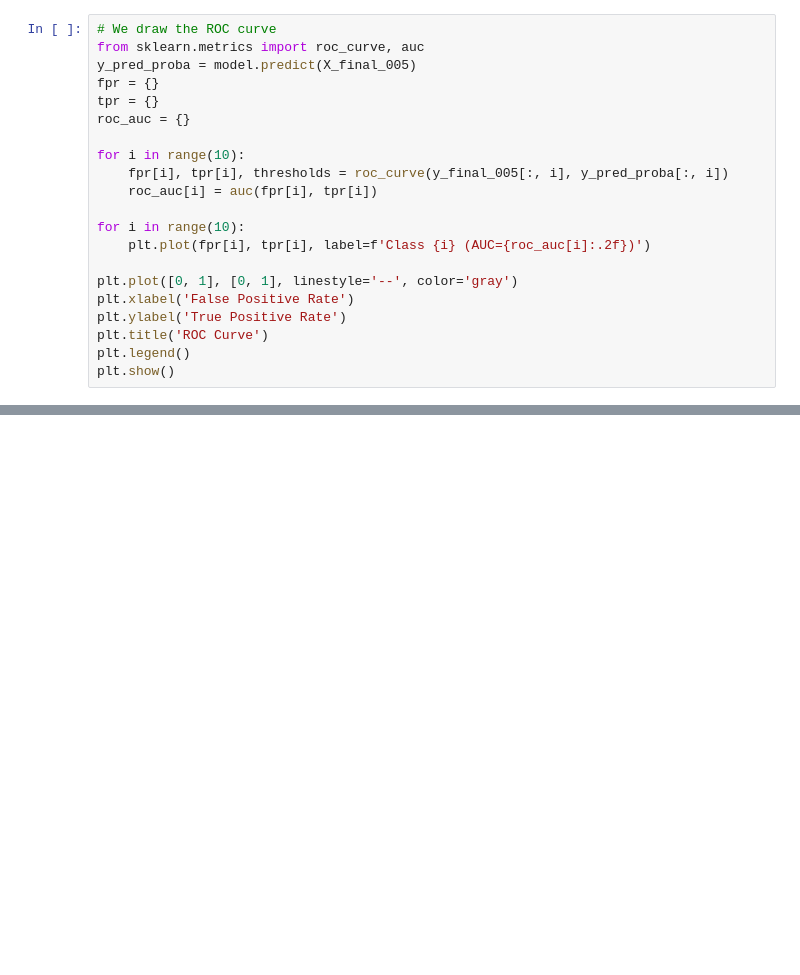
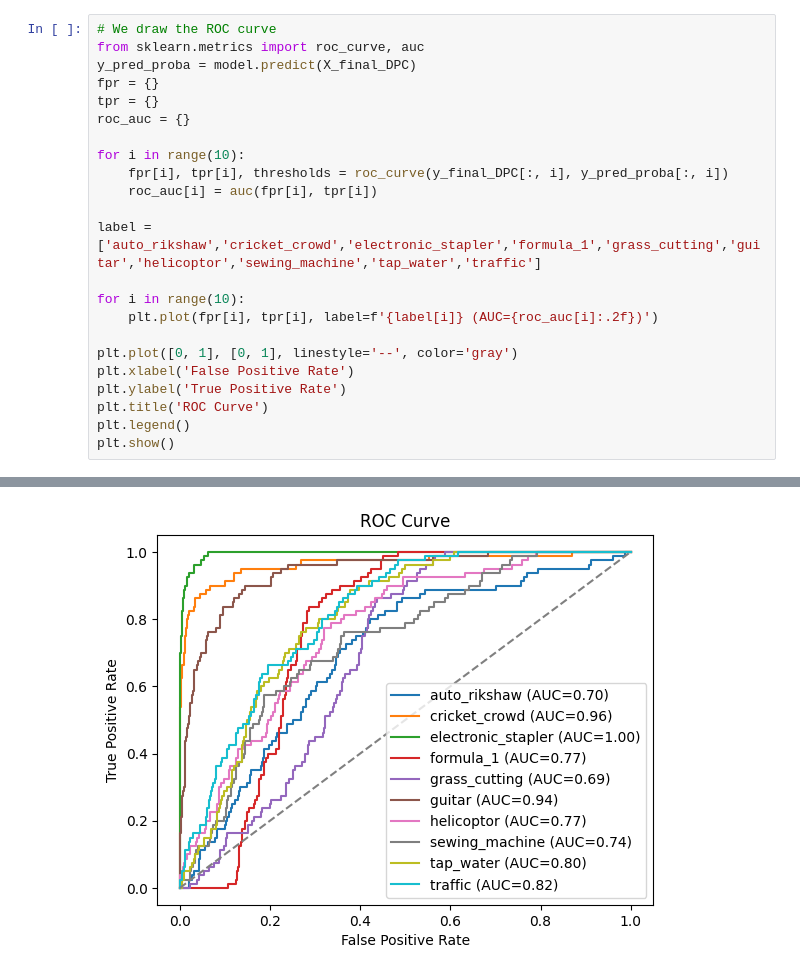
Before and after one commit to Danipizarro04/Deep-Learning-models-for-Background-Noise-Classification, a Jupyter notebook: Background_Noise_Classification.ipynb, the cells around one changed output, grey strips where cells are left out. Saved outputs shown, nothing was run; the diff lists cells and outputs as text; blank space fills up the shorter version.

```diff
--- a/Background_Noise_Classification.ipynb
+++ b/Background_Noise_Classification.ipynb
@@ -501,17 +643,19 @@ plt.show()
 # %%
 # We draw the ROC curve
 from sklearn.metrics import roc_curve, auc
-y_pred_proba = model.predict(X_final_005)
+y_pred_proba = model.predict(X_final_DPC)
 fpr = {}
 tpr = {}
 roc_auc = {}
 
 for i in range(10):
-    fpr[i], tpr[i], thresholds = roc_curve(y_final_005[:, i], y_pred_proba[:, i])
+    fpr[i], tpr[i], thresholds = roc_curve(y_final_DPC[:, i], y_pred_proba[:, i])
     roc_auc[i] = auc(fpr[i], tpr[i])
 
+label = ['auto_rikshaw','cricket_crowd','electronic_stapler','formula_1','grass_cutting','guitar','helicoptor','sewing_machine','tap_water','traffic']
+
 for i in range(10):
-    plt.plot(fpr[i], tpr[i], label=f'Class {i} (AUC={roc_auc[i]:.2f})')
+    plt.plot(fpr[i], tpr[i], label=f'{label[i]} (AUC={roc_auc[i]:.2f})')
 
 plt.plot([0, 1], [0, 1], linestyle='--', color='gray')
 plt.xlabel('False Positive Rate')
@@ -519,3 +663,4 @@ plt.ylabel('True Positive Rate')
 plt.title('ROC Curve')
 plt.legend()
 plt.show()
+# %% [output]
@@ -521,0 +668 @@ plt.show()
+[figure, added]
```
Also changed, not shown: parts of 16 cells of this notebook.
